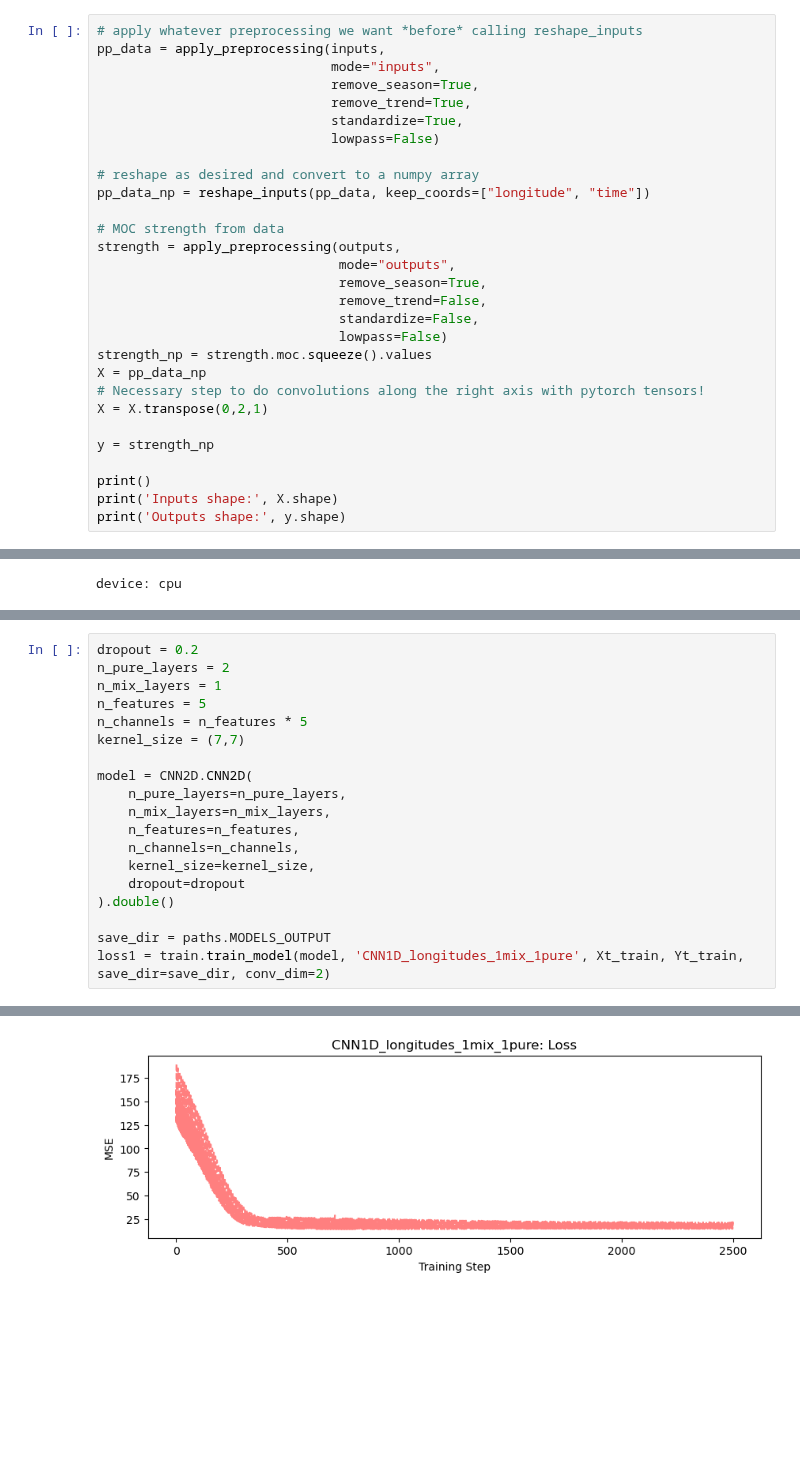
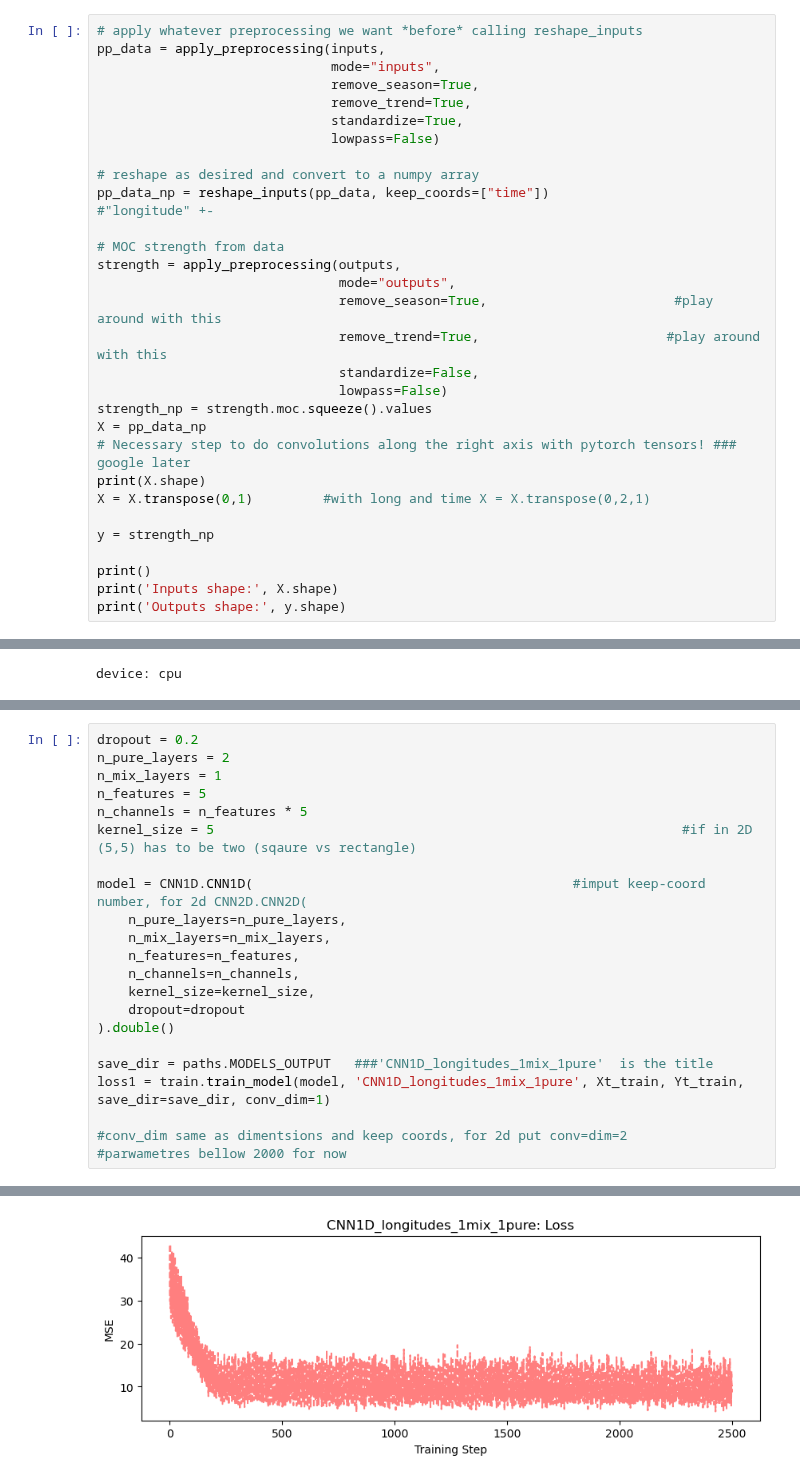
Before and after one commit to ai4er-cdt/OTP, a Jupyter notebook: notebooks/neural_networks.ipynb, the cells around one changed output, grey strips where cells are left out. Drawn from its saved outputs; the diff is of its cells as text; blank space fills up the shorter version.

Commit message:
Update neural network file for training models

```diff
--- a/notebooks/neural_networks.ipynb
+++ b/notebooks/neural_networks.ipynb
@@ -70,19 +92,20 @@ pp_data = apply_preprocessing(inputs,
                               lowpass=False)
 
 # reshape as desired and convert to a numpy array
-pp_data_np = reshape_inputs(pp_data, keep_coords=["longitude", "time"])
+pp_data_np = reshape_inputs(pp_data, keep_coords=["time"])                   #"longitude" +-
 
 # MOC strength from data
 strength = apply_preprocessing(outputs,
                                mode="outputs",
-                               remove_season=True,
-                               remove_trend=False,
+                               remove_season=True,                        #play around with this
+                               remove_trend=True,                        #play around with this
                                standardize=False,
                                lowpass=False)
 strength_np = strength.moc.squeeze().values
 X = pp_data_np
-# Necessary step to do convolutions along the right axis with pytorch tensors!
-X = X.transpose(0,2,1)
+# Necessary step to do convolutions along the right axis with pytorch tensors! ### google later
+print(X.shape)
+X = X.transpose(0,1)         #with long and time X = X.transpose(0,2,1)
 
 y = strength_np
 
@@ -124,9 +155,9 @@ n_pure_layers = 2
 n_mix_layers = 1
 n_features = 5
 n_channels = n_features * 5
-kernel_size = (7,7)
+kernel_size = 5                                                            #if in 2D (5,5) has to be two (sqaure vs rectangle)
 
-model = CNN2D.CNN2D(
+model = CNN1D.CNN1D(                                         #imput keep-coord number, for 2d CNN2D.CNN2D(
     n_pure_layers=n_pure_layers,
     n_mix_layers=n_mix_layers,
     n_features=n_features,
@@ -135,7 +166,10 @@ model = CNN2D.CNN2D(
     dropout=dropout
 ).double()
 
-save_dir = paths.MODELS_OUTPUT
-loss1 = train.train_model(model, 'CNN1D_longitudes_1mix_1pure', Xt_train, Yt_train, save_dir=save_dir, conv_dim=2)
+save_dir = paths.MODELS_OUTPUT   ###'CNN1D_longitudes_1mix_1pure'  is the title
+loss1 = train.train_model(model, 'CNN1D_longitudes_1mix_1pure', Xt_train, Yt_train, save_dir=save_dir, conv_dim=1)
+
+#conv_dim same as dimentsions and keep coords, for 2d put conv=dim=2
+#parwametres bellow 2000 for now
 # %% [output]
 device: cpu
@@ -143 +177 @@ device: cpu
-[figure, old version]
+[figure, new version]
```
Also changed, not shown: parts of 17 cells of this notebook, 1 other file.
